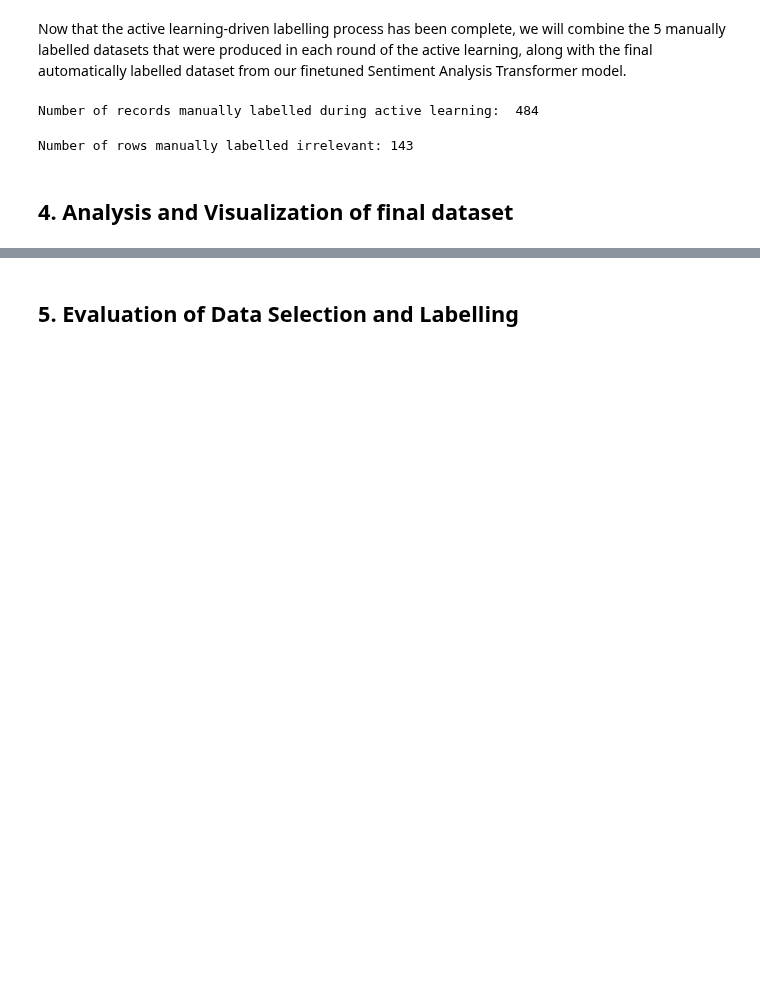
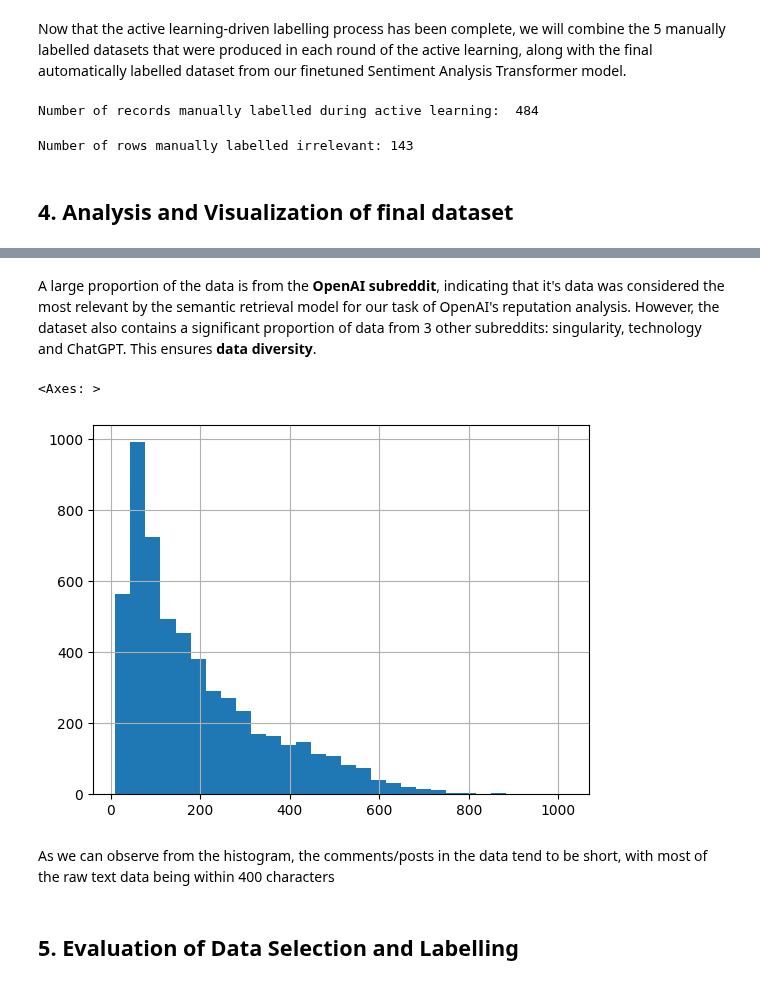
Before and after one commit to ajm2004/OpenAI-Sentiment-Analysis, a Jupyter notebook: Notebooks/labelling_active_learning.ipynb, the cells around one changed output, grey strips where cells are left out. Cells and saved outputs as stored; diff of their text form; code cells hidden in the pictures; blank space fills up the shorter version.

```diff
--- a/Notebooks/labelling_active_learning.ipynb
+++ b/Notebooks/labelling_active_learning.ipynb
@@ -446,2 +482,12 @@ final_df.to_csv('../Data/labelled_data.csv', index=False)
+# %% [markdown]
+A large proportion of the data is from the **OpenAI subreddit**, indicating that it's data was considered the most relevant by the semantic retrieval model for our task of OpenAI's reputation analysis. However, the dataset also contains a significant proportion of data from 3 other subreddits: singularity, technology and ChatGPT. This ensures **data diversity**.
+# %%
+# Plot a histogram of the character count of the text field
+final_df['text'].str.len().hist(bins=30)
+# %% [output]
+<Axes: >
+[figure, added]
+# %% [markdown]
+As we can observe from the histogram, the comments/posts in the data tend to be short, with most of the raw text data being within 400 characters
 # %% [markdown]
 ## 5. Evaluation of Data Selection and Labelling
```
Also changed, not shown: parts of 5 cells of this notebook.
